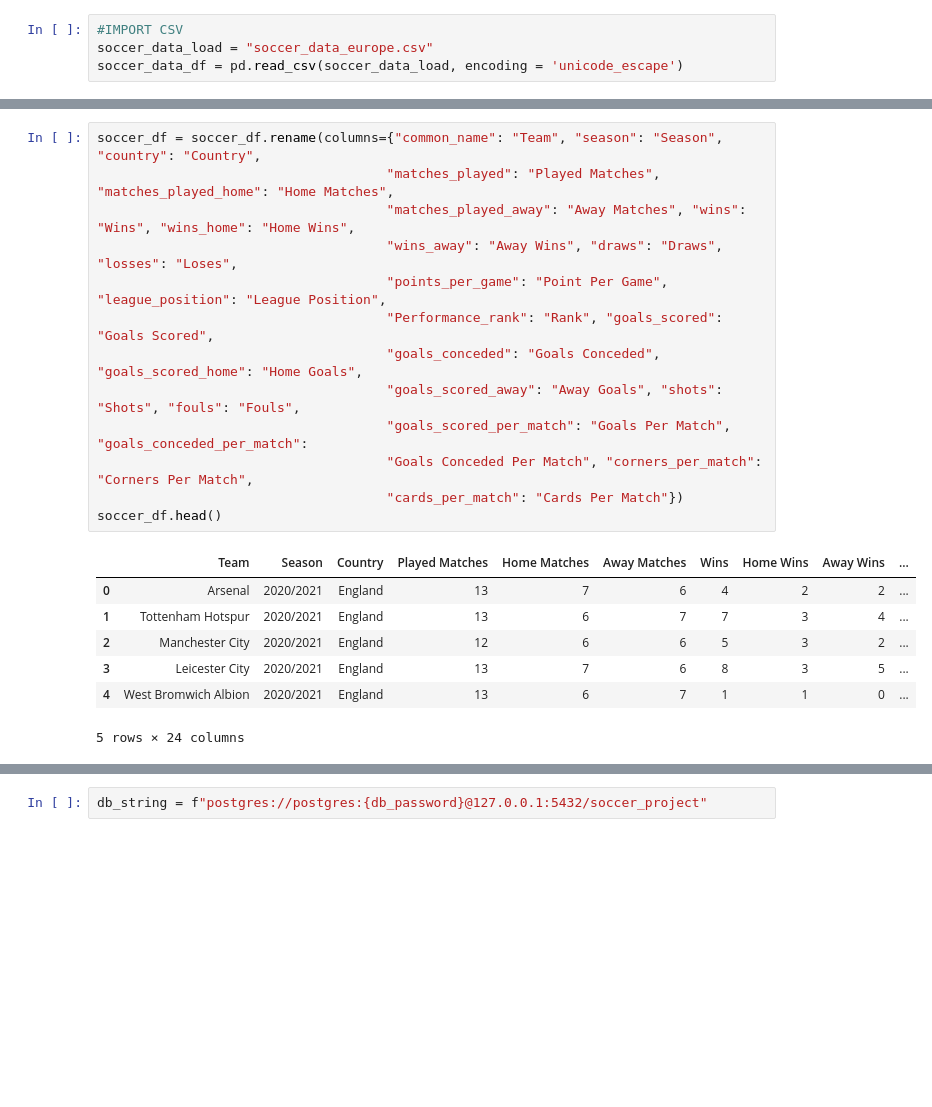
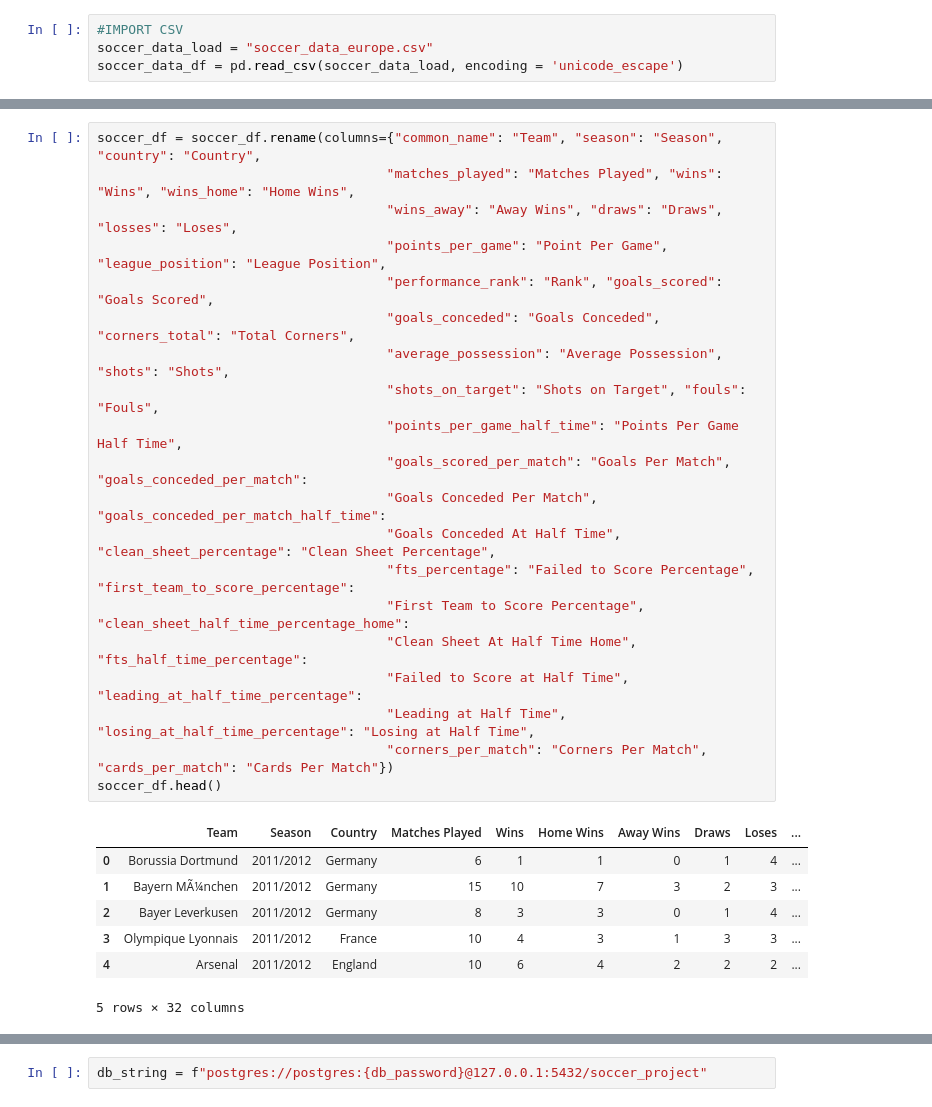
Before and after one commit to DavidChase88/Final_Project_Soccer, a Jupyter notebook: Europe_data.ipynb, the cells around one changed output, grey strips where cells are left out. Saved outputs shown, nothing was run; the diff lists cells and outputs as text; blank space fills up the shorter version.

```diff
--- a/Europe_data.ipynb
+++ b/Europe_data.ipynb
@@ -104,21 +104,28 @@ soccer_df.head(5)
 # %%
 soccer_df = soccer_df.rename(columns={"common_name": "Team", "season": "Season", "country": "Country",
-                                     "matches_played": "Played Matches", "matches_played_home": "Home Matches",
-                                     "matches_played_away": "Away Matches", "wins": "Wins", "wins_home": "Home Wins",
+                                     "matches_played": "Matches Played", "wins": "Wins", "wins_home": "Home Wins",
                                      "wins_away": "Away Wins", "draws": "Draws", "losses": "Loses",
                                      "points_per_game": "Point Per Game", "league_position": "League Position",
-                                     "Performance_rank": "Rank", "goals_scored": "Goals Scored",
-                                     "goals_conceded": "Goals Conceded", "goals_scored_home": "Home Goals",
-                                     "goals_scored_away": "Away Goals", "shots": "Shots", "fouls": "Fouls",
+                                     "performance_rank": "Rank", "goals_scored": "Goals Scored",
+                                     "goals_conceded": "Goals Conceded", "corners_total": "Total Corners",
+                                     "average_possession": "Average Possession", "shots": "Shots",
+                                     "shots_on_target": "Shots on Target", "fouls": "Fouls",
+                                     "points_per_game_half_time": "Points Per Game Half Time",
                                      "goals_scored_per_match": "Goals Per Match", "goals_conceded_per_match":
-                                     "Goals Conceded Per Match", "corners_per_match": "Corners Per Match",
-                                     "cards_per_match": "Cards Per Match"})
+                                     "Goals Conceded Per Match", "goals_conceded_per_match_half_time":
+                                     "Goals Conceded At Half Time", "clean_sheet_percentage": "Clean Sheet Percentage",
+                                     "fts_percentage": "Failed to Score Percentage", "first_team_to_score_percentage":
+                                     "First Team to Score Percentage", "clean_sheet_half_time_percentage_home":
+                                     "Clean Sheet At Half Time Home", "fts_half_time_percentage":
+                                     "Failed to Score at Half Time", "leading_at_half_time_percentage":
+                                     "Leading at Half Time", "losing_at_half_time_percentage": "Losing at Half Time",
+                                     "corners_per_match": "Corners Per Match", "cards_per_match": "Cards Per Match"})
 soccer_df.head()
 # %% [output]
-|  | Team | Season | Country | Played Matches | Home Matches | Away Matches | Wins | Home Wins | Away Wins | ... |
-| 0 | Arsenal | 2020/2021 | England | 13 | 7 | 6 | 4 | 2 | 2 | ... |
-| 1 | Tottenham Hotspur | 2020/2021 | England | 13 | 6 | 7 | 7 | 3 | 4 | ... |
-| 2 | Manchester City | 2020/2021 | England | 12 | 6 | 6 | 5 | 3 | 2 | ... |
-| 3 | Leicester City | 2020/2021 | England | 13 | 7 | 6 | 8 | 3 | 5 | ... |
-| 4 | West Bromwich Albion | 2020/2021 | England | 13 | 6 | 7 | 1 | 1 | 0 | ... |
+|  | Team | Season | Country | Matches Played | Wins | Home Wins | Away Wins | Draws | Loses | ... |
+| 0 | Borussia Dortmund | 2011/2012 | Germany | 6 | 1 | 1 | 0 | 1 | 4 | ... |
+| 1 | Bayern MÃ¼nchen | 2011/2012 | Germany | 15 | 10 | 7 | 3 | 2 | 3 | ... |
+| 2 | Bayer Leverkusen | 2011/2012 | Germany | 8 | 3 | 3 | 0 | 1 | 4 | ... |
+| 3 | Olympique Lyonnais | 2011/2012 | France | 10 | 4 | 3 | 1 | 3 | 3 | ... |
+| 4 | Arsenal | 2011/2012 | England | 10 | 6 | 4 | 2 | 2 | 2 | ... |
-5 rows × 24 columns
+5 rows × 32 columns
```
Also changed, not shown: parts of 4 cells of this notebook.
